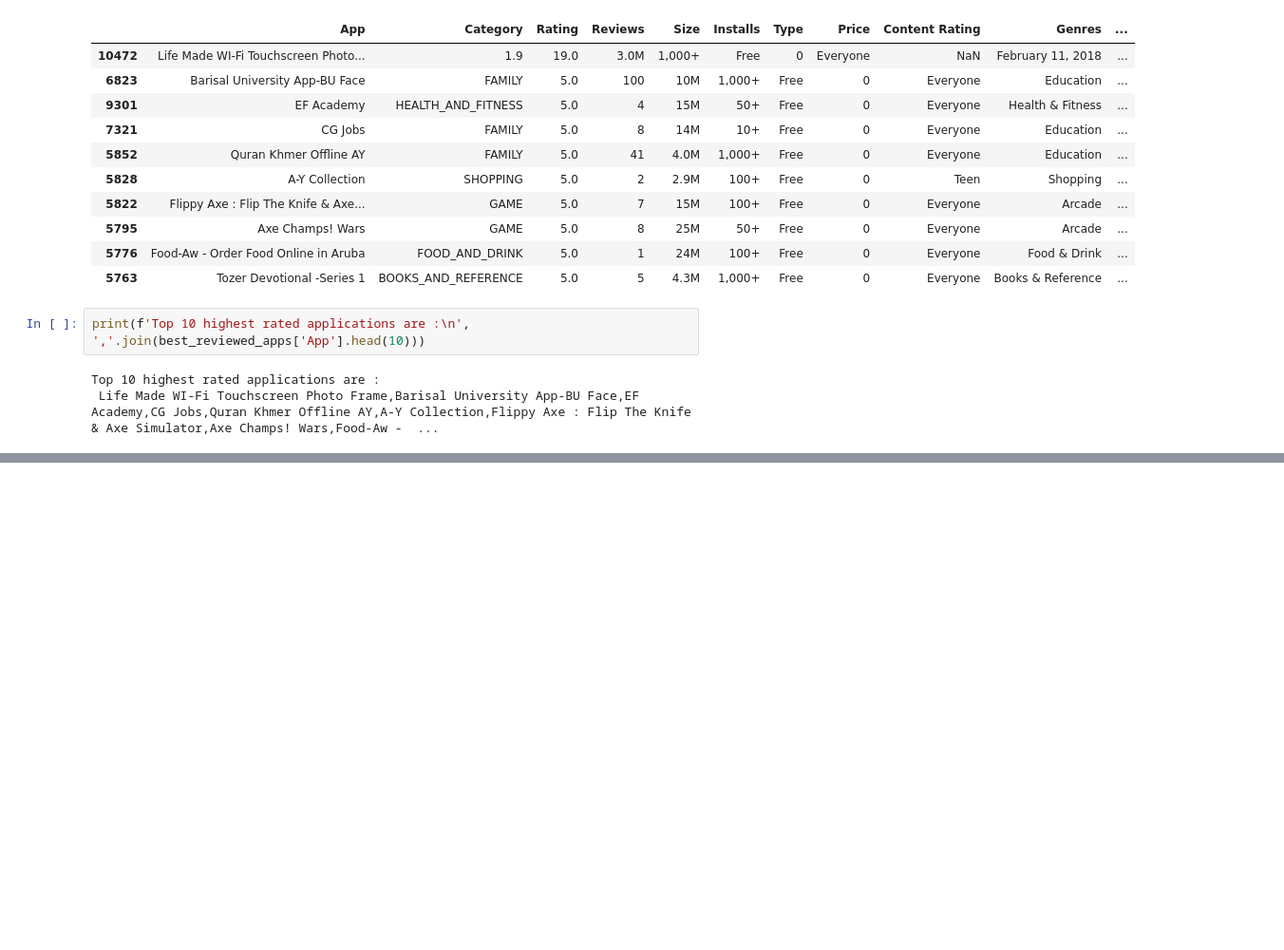
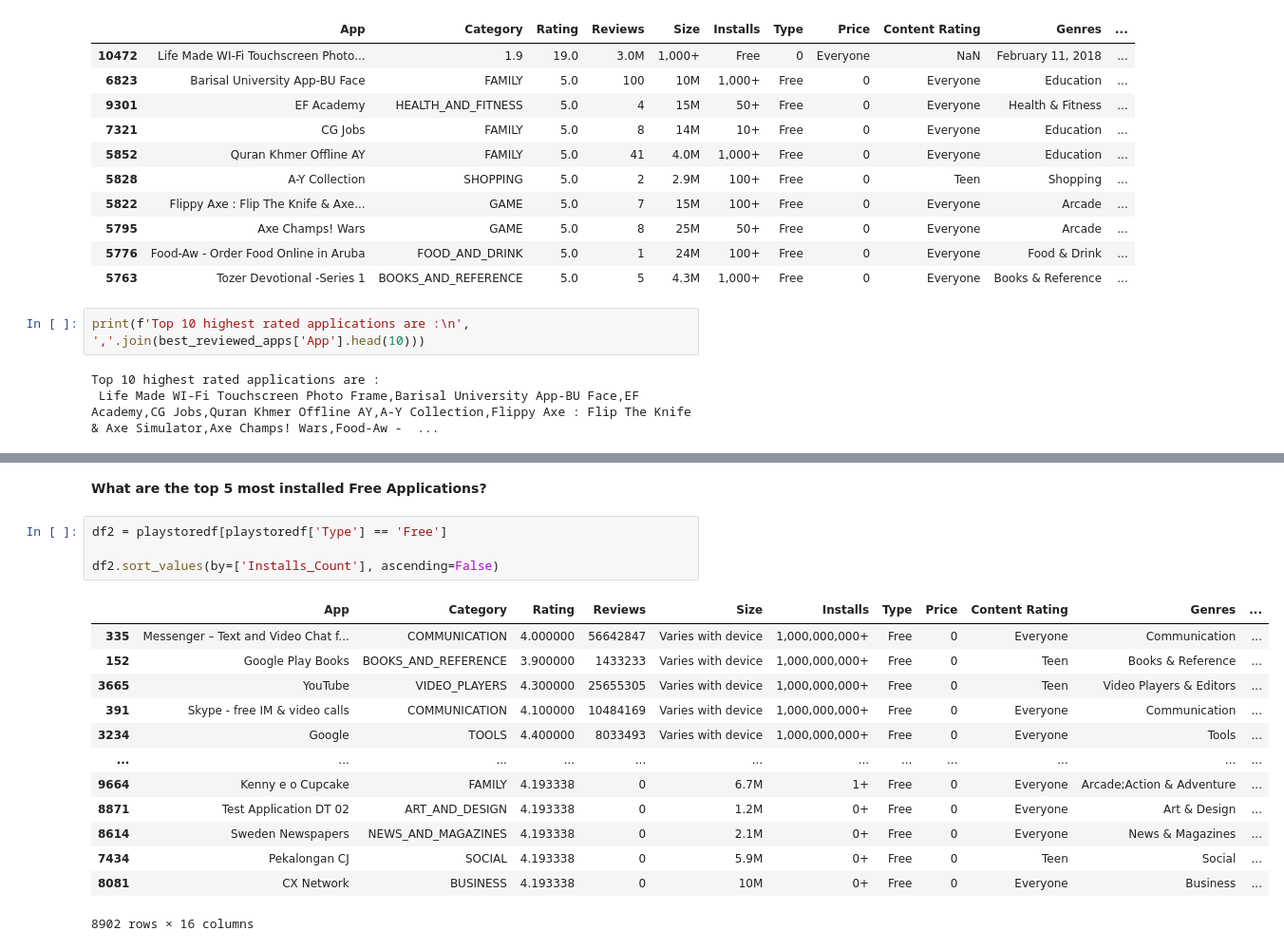
Before and after one commit to AditiBhattacharya11/PlayStore-Review-Analysis-EDA, a Jupyter notebook: Play_Store_App_Review_Analysis_EDA_Capstone_Project.ipynb, the cells around one changed output, grey strips where cells are left out. Shown at 95% size. Cells and saved outputs as stored; diff of their text form; blank space fills up the shorter version.

```diff
--- a/Play_Store_App_Review_Analysis_EDA_Capstone_Project.ipynb
+++ b/Play_Store_App_Review_Analysis_EDA_Capstone_Project.ipynb
@@ -455,0 +522,20 @@ Top 10 highest rated applications are :
+# %% [markdown]
+**What are the top 5 most installed Free Applications?**
+# %%
+df2 = playstoredf[playstoredf['Type'] == 'Free']
+
+df2.sort_values(by=['Installs_Count'], ascending=False)
+# %% [output]
+|  | App | Category | Rating | Reviews | Size | Installs | Type | Price | Content Rating | Genres | ... |
+| 335 | Messenger – Text and Video Chat f... | COMMUNICATION | 4.000000 | 56642847 | Varies with device | 1,000,000,000+ | Free | 0 | Everyone | Communication | ... |
+| 152 | Google Play Books | BOOKS_AND_REFERENCE | 3.900000 | 1433233 | Varies with device | 1,000,000,000+ | Free | 0 | Teen | Books & Reference | ... |
+| 3665 | YouTube | VIDEO_PLAYERS | 4.300000 | 25655305 | Varies with device | 1,000,000,000+ | Free | 0 | Teen | Video Players & Editors | ... |
+| 391 | Skype - free IM & video calls | COMMUNICATION | 4.100000 | 10484169 | Varies with device | 1,000,000,000+ | Free | 0 | Everyone | Communication | ... |
+| 3234 | Google | TOOLS | 4.400000 | 8033493 | Varies with device | 1,000,000,000+ | Free | 0 | Everyone | Tools | ... |
+| ... | ... | ... | ... | ... | ... | ... | ... | ... | ... | ... | ... |
+| 9664 | Kenny e o Cupcake | FAMILY | 4.193338 | 0 | 6.7M | 1+ | Free | 0 | Everyone | Arcade;Action & Adventure | ... |
+| 8871 | Test Application DT 02 | ART_AND_DESIGN | 4.193338 | 0 | 1.2M | 0+ | Free | 0 | Everyone | Art & Design | ... |
+| 8614 | Sweden Newspapers | NEWS_AND_MAGAZINES | 4.193338 | 0 | 2.1M | 0+ | Free | 0 | Everyone | News & Magazines | ... |
+| 7434 | Pekalongan CJ | SOCIAL | 4.193338 | 0 | 5.9M | 0+ | Free | 0 | Teen | Social | ... |
+| 8081 | CX Network | BUSINESS | 4.193338 | 0 | 10M | 0+ | Free | 0 | Everyone | Business | ... |
+8902 rows × 16 columns
```
Also changed, not shown: parts of 29 cells of this notebook.
